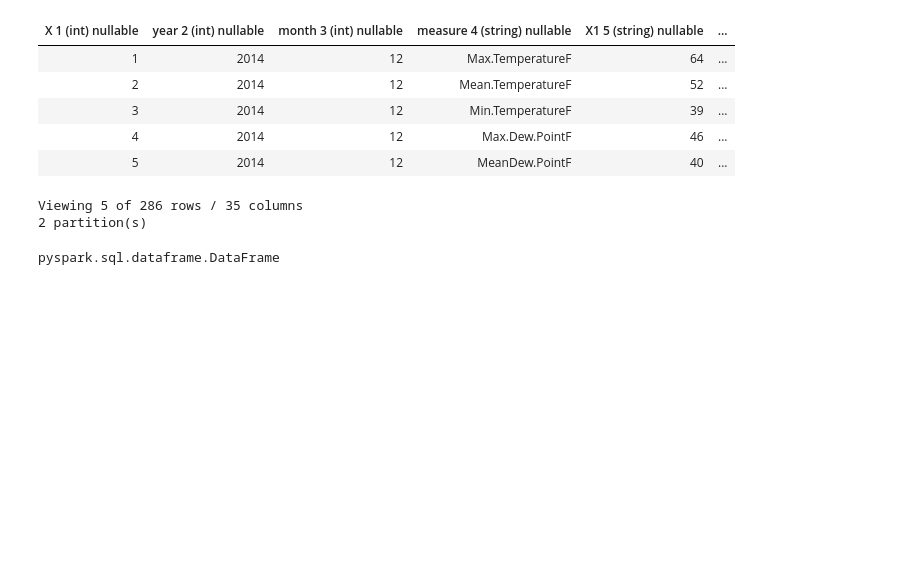
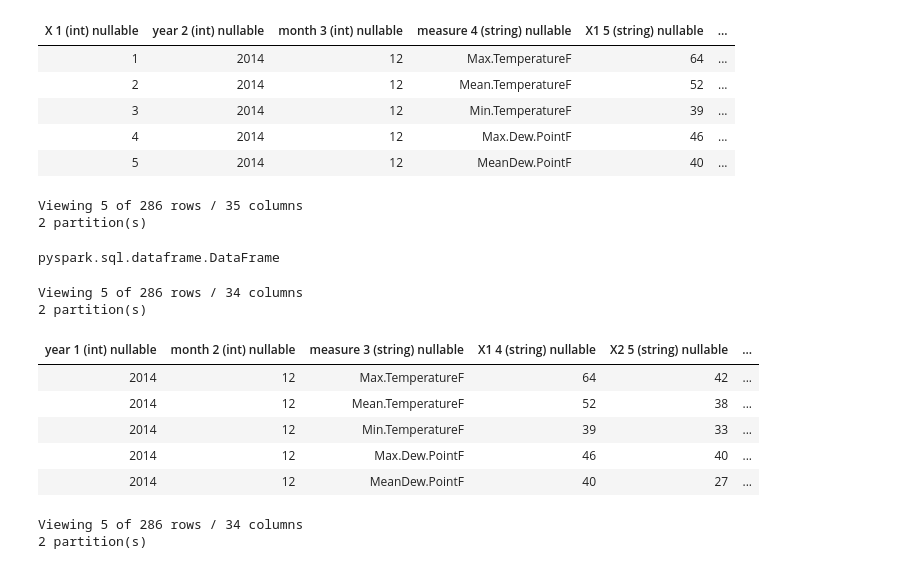
Before and after one commit to Amirayah/Spark-weather, a Jupyter notebook: spark_weather_Nilda_Yah.ipynb, the cells around one changed output. Saved outputs shown, nothing was run; the diff lists cells and outputs as text; code cells hidden in the pictures; blank space fills up the shorter version.

```diff
--- a/spark_weather_Nilda_Yah.ipynb
+++ b/spark_weather_Nilda_Yah.ipynb
@@ -140,3 +140,17 @@ op.spark
 type(df)
 # %% [output]
 pyspark.sql.dataframe.DataFrame
+# %%
+result = df.cols.drop("X")
+result.table(5)
+# %% [output]
+Viewing 5 of 286 rows / 34 columns
+2 partition(s)
+| year 1 (int) nullable | month 2 (int) nullable | measure 3 (string) nullable | X1 4 (string) nullable | X2 5 (string) nullable | ... |
+| 2014 | 12 | Max.TemperatureF | 64 | 42 | ... |
+| 2014 | 12 | Mean.TemperatureF | 52 | 38 | ... |
+| 2014 | 12 | Min.TemperatureF | 39 | 33 | ... |
+| 2014 | 12 | Max.Dew.PointF | 46 | 40 | ... |
+| 2014 | 12 | MeanDew.PointF | 40 | 27 | ... |
+Viewing 5 of 286 rows / 34 columns
+2 partition(s)
```
Also changed, not shown: parts of 6 cells of this notebook.
